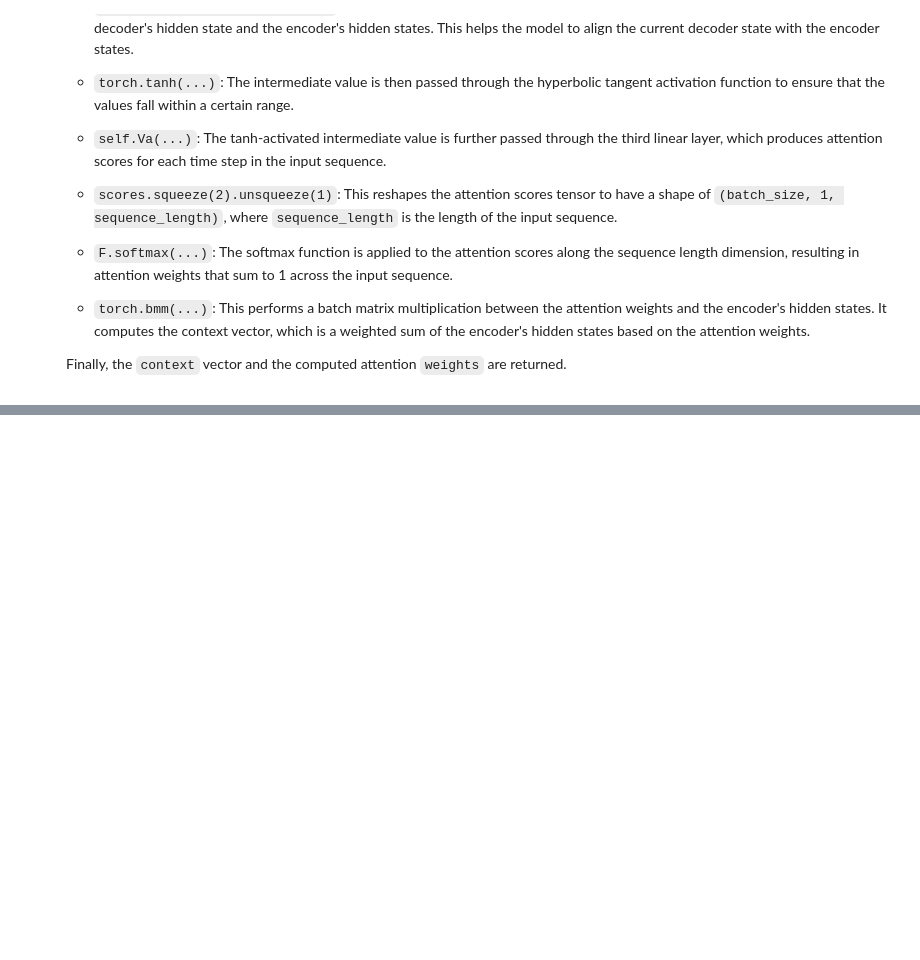
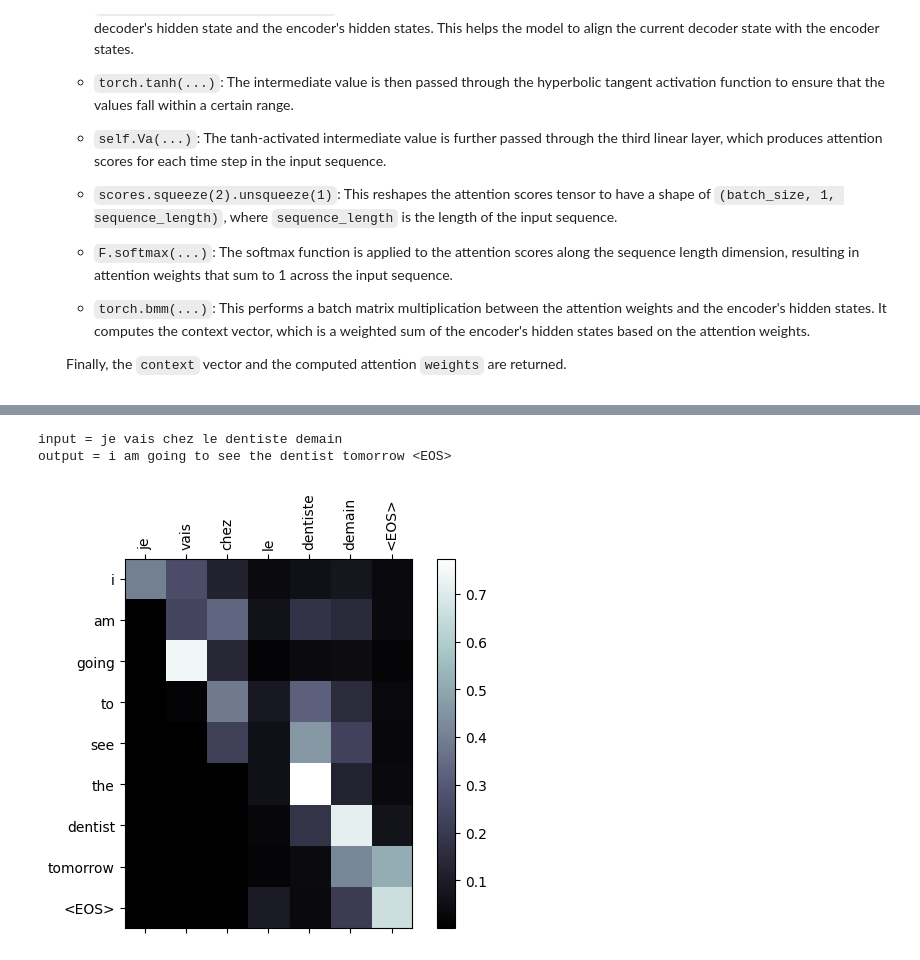
Before and after one commit to Zenith1618/LLM, a Jupyter notebook: French_to_English_Translator_using_Seq2Seq_Bahdanau_Attention_Model.ipynb, the cells around one changed output, grey strips where cells are left out. Saved outputs shown, nothing was run; the diff lists cells and outputs as text; code cells hidden in the pictures; blank space fills up the shorter version.

```diff
--- a/French_to_English_Translator_using_Seq2Seq_Bahdanau_Attention_Model.ipynb
+++ b/French_to_English_Translator_using_Seq2Seq_Bahdanau_Attention_Model.ipynb
@@ -318,0 +623,7 @@ Let's break down the code and its purpose:
+# %%
+%matplotlib inline
+evaluateAndShowAttention("je vais chez le dentiste demain")
+# %% [output]
+input = je vais chez le dentiste demain
+output = i am going to see the dentist tomorrow <EOS>
+[figure, added]
```
Also changed, not shown: parts of 24 cells of this notebook.
